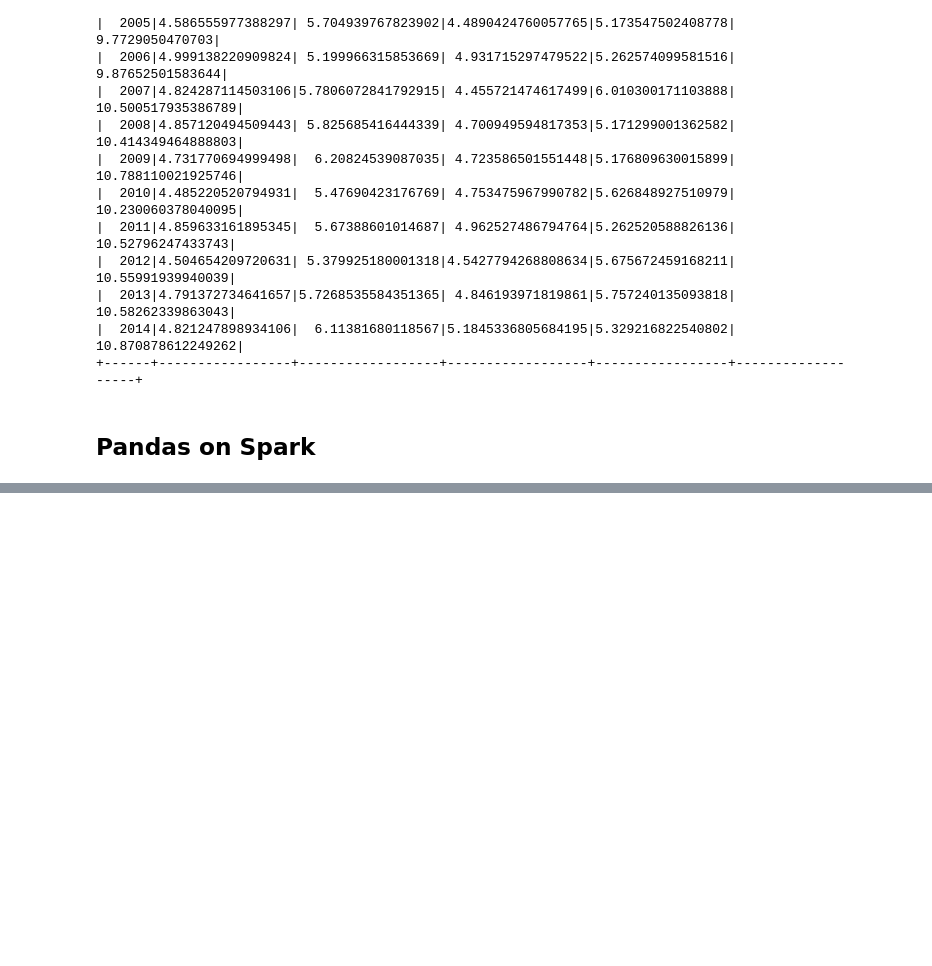
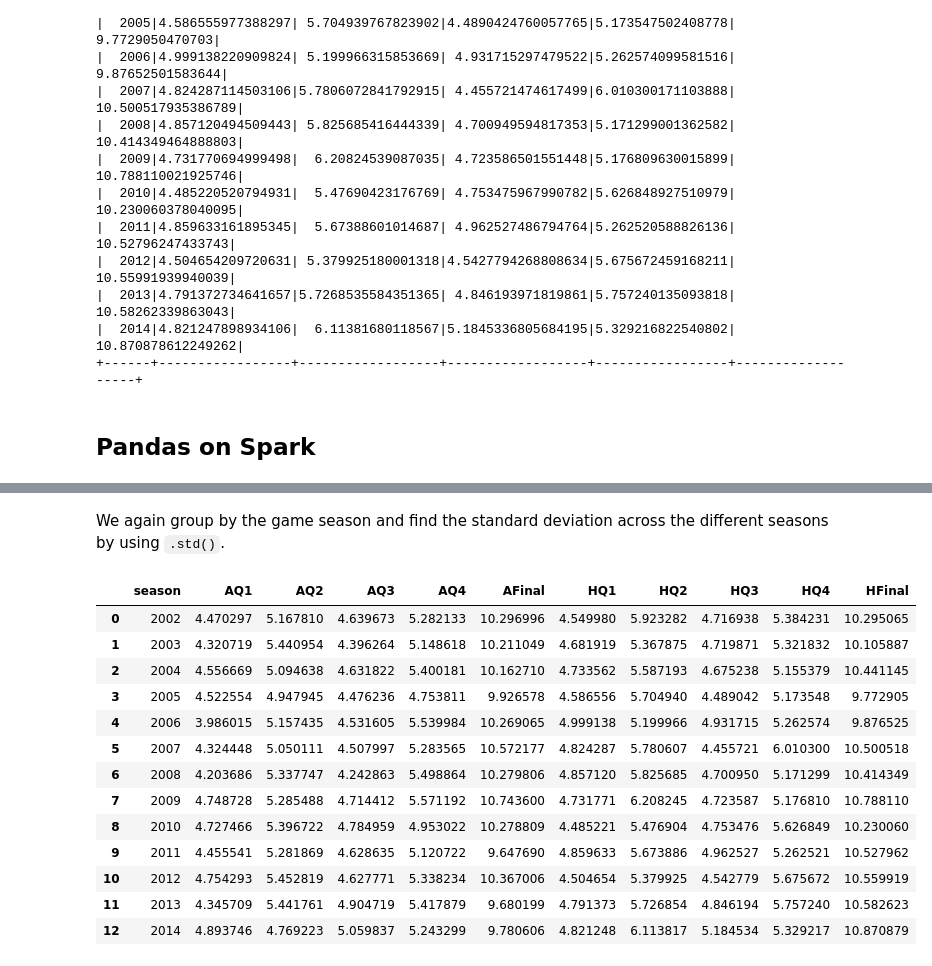
Before and after one commit to kamckeev/BigData1, a Jupyter notebook: Project2_Official.ipynb, the cells around one changed output, grey strips where cells are left out. Drawn from its saved outputs; the diff is of its cells as text; code cells hidden in the pictures; blank space fills up the shorter version.

```diff
--- a/Project2_Official.ipynb
+++ b/Project2_Official.ipynb
@@ -652,0 +721,19 @@ sdf.select(["season", "HQ1", "HQ2", "HQ3", "HQ4", "HFinal"]) \
+# %% [markdown]
+We again group by the game season and find the standard deviation across the different seasons by using `.std()`.
+# %%
+psdf.groupby("season")[["AQ1", "AQ2", "AQ3", "AQ4", "AFinal", "HQ1", "HQ2", "HQ3", "HQ4", "HFinal"]].std().sort_index().reset_index()
+# %% [output]
+|  | season | AQ1 | AQ2 | AQ3 | AQ4 | AFinal | HQ1 | HQ2 | HQ3 | HQ4 | HFinal |
+| 0 | 2002 | 4.470297 | 5.167810 | 4.639673 | 5.282133 | 10.296996 | 4.549980 | 5.923282 | 4.716938 | 5.384231 | 10.295065 |
+| 1 | 2003 | 4.320719 | 5.440954 | 4.396264 | 5.148618 | 10.211049 | 4.681919 | 5.367875 | 4.719871 | 5.321832 | 10.105887 |
+| 2 | 2004 | 4.556669 | 5.094638 | 4.631822 | 5.400181 | 10.162710 | 4.733562 | 5.587193 | 4.675238 | 5.155379 | 10.441145 |
+| 3 | 2005 | 4.522554 | 4.947945 | 4.476236 | 4.753811 | 9.926578 | 4.586556 | 5.704940 | 4.489042 | 5.173548 | 9.772905 |
+| 4 | 2006 | 3.986015 | 5.157435 | 4.531605 | 5.539984 | 10.269065 | 4.999138 | 5.199966 | 4.931715 | 5.262574 | 9.876525 |
+| 5 | 2007 | 4.324448 | 5.050111 | 4.507997 | 5.283565 | 10.572177 | 4.824287 | 5.780607 | 4.455721 | 6.010300 | 10.500518 |
+| 6 | 2008 | 4.203686 | 5.337747 | 4.242863 | 5.498864 | 10.279806 | 4.857120 | 5.825685 | 4.700950 | 5.171299 | 10.414349 |
+| 7 | 2009 | 4.748728 | 5.285488 | 4.714412 | 5.571192 | 10.743600 | 4.731771 | 6.208245 | 4.723587 | 5.176810 | 10.788110 |
+| 8 | 2010 | 4.727466 | 5.396722 | 4.784959 | 4.953022 | 10.278809 | 4.485221 | 5.476904 | 4.753476 | 5.626849 | 10.230060 |
+| 9 | 2011 | 4.455541 | 5.281869 | 4.628635 | 5.120722 | 9.647690 | 4.859633 | 5.673886 | 4.962527 | 5.262521 | 10.527962 |
+| 10 | 2012 | 4.754293 | 5.452819 | 4.627771 | 5.338234 | 10.367006 | 4.504654 | 5.379925 | 4.542779 | 5.675672 | 10.559919 |
+| 11 | 2013 | 4.345709 | 5.441761 | 4.904719 | 5.417879 | 9.680199 | 4.791373 | 5.726854 | 4.846194 | 5.757240 | 10.582623 |
+| 12 | 2014 | 4.893746 | 4.769223 | 5.059837 | 5.243299 | 9.780606 | 4.821248 | 6.113817 | 5.184534 | 5.329217 | 10.870879 |
```
Also changed, not shown: parts of 10 cells of this notebook.
